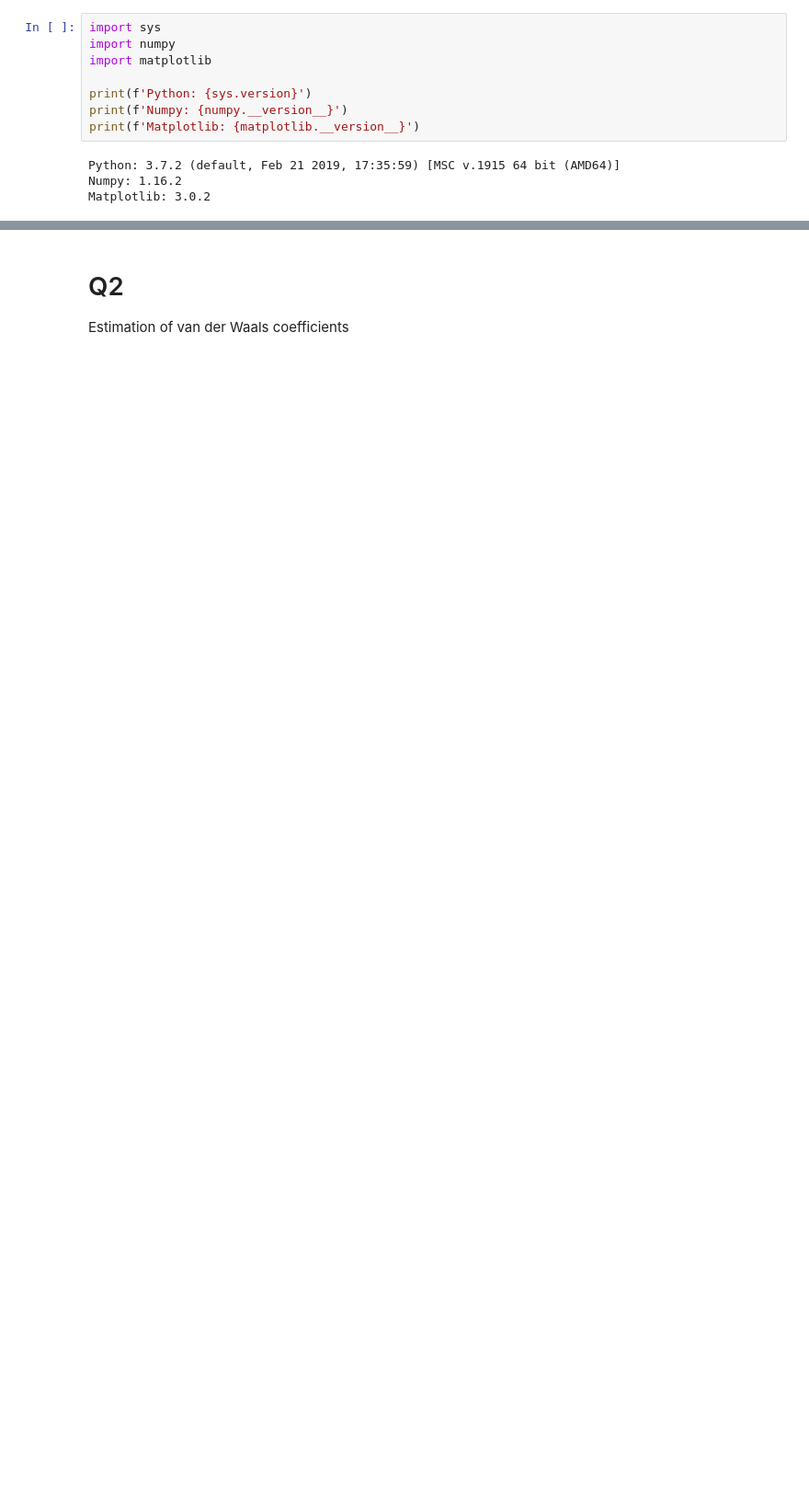
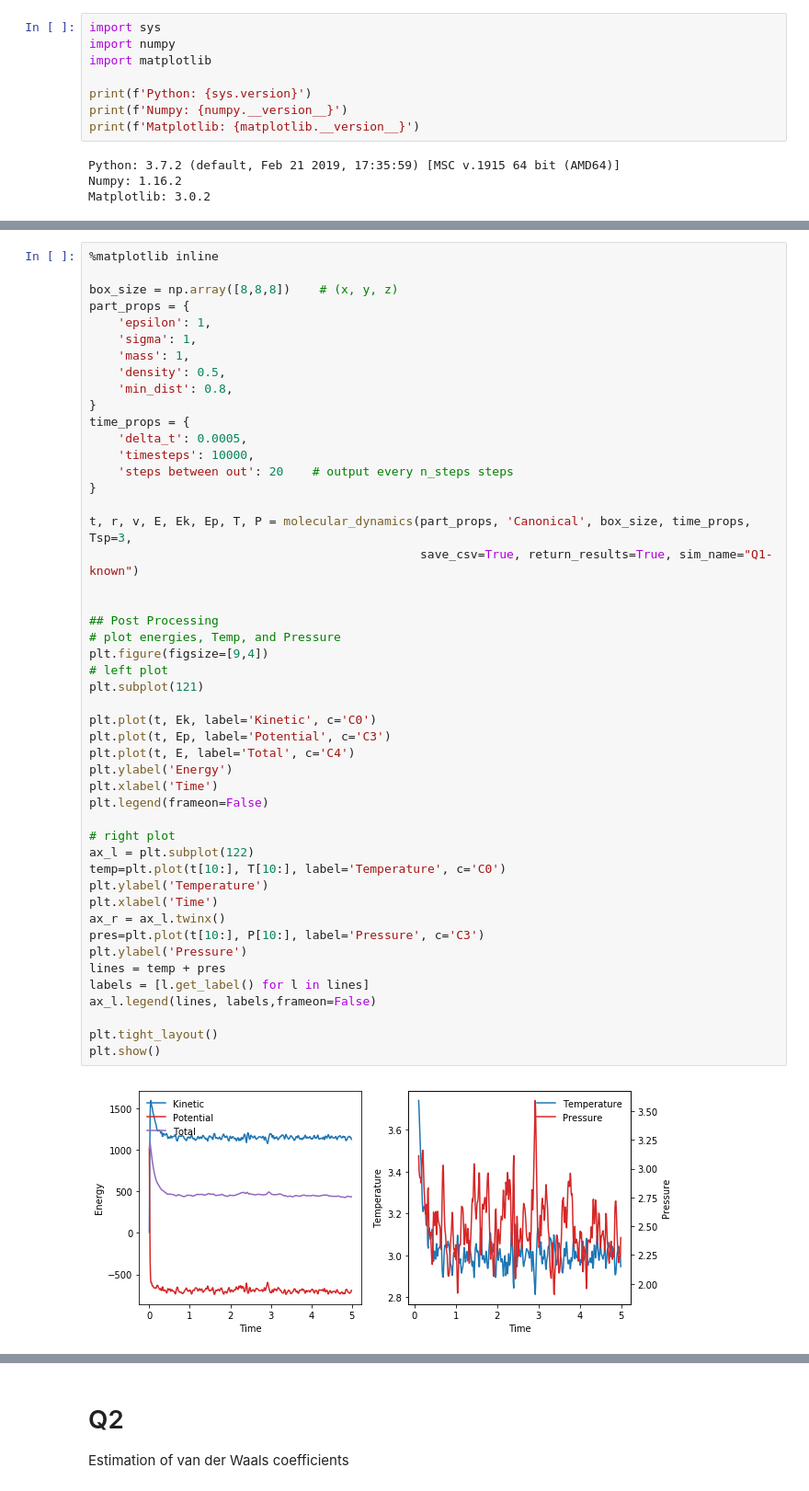
Before and after one commit to mcolahan/mole-sim, a Jupyter notebook: MD Assignment 3.ipynb, the cells around one changed output, grey strips where cells are left out. Shown at 92% size. Saved outputs shown, nothing was run; the diff lists cells and outputs as text; blank space fills up the shorter version.

```diff
--- a/MD Assignment 3.ipynb
+++ b/MD Assignment 3.ipynb
@@ -316,0 +272,50 @@ time_props = {
+# %%
+%matplotlib inline
+
+box_size = np.array([8,8,8])    # (x, y, z)
+part_props = {
+    'epsilon': 1,
+    'sigma': 1,
+    'mass': 1,
+    'density': 0.5,
+    'min_dist': 0.8,
+}
+time_props = {
+    'delta_t': 0.0005,
+    'timesteps': 10000,
+    'steps between out': 20    # output every n_steps steps
+}
+
+t, r, v, E, Ek, Ep, T, P = molecular_dynamics(part_props, 'Canonical', box_size, time_props, Tsp=3,
+                                              save_csv=True, return_results=True, sim_name="Q1-known")
+
+
+## Post Processing
+# plot energies, Temp, and Pressure
+plt.figure(figsize=[9,4])
+# left plot
+plt.subplot(121)
+
+plt.plot(t, Ek, label='Kinetic', c='C0')
+plt.plot(t, Ep, label='Potential', c='C3')
+plt.plot(t, E, label='Total', c='C4')
+plt.ylabel('Energy')
+plt.xlabel('Time')
+plt.legend(frameon=False)
+
+# right plot
+ax_l = plt.subplot(122)
+temp=plt.plot(t[10:], T[10:], label='Temperature', c='C0')
+plt.ylabel('Temperature')
+plt.xlabel('Time')
+ax_r = ax_l.twinx()
+pres=plt.plot(t[10:], P[10:], label='Pressure', c='C3')
+plt.ylabel('Pressure')
+lines = temp + pres
+labels = [l.get_label() for l in lines]
+ax_l.legend(lines, labels,frameon=False)
+
+plt.tight_layout()
+plt.show()
+# %% [output]
+[figure, added]
```
Also changed, not shown: parts of 19 cells of this notebook, 16 other files.
